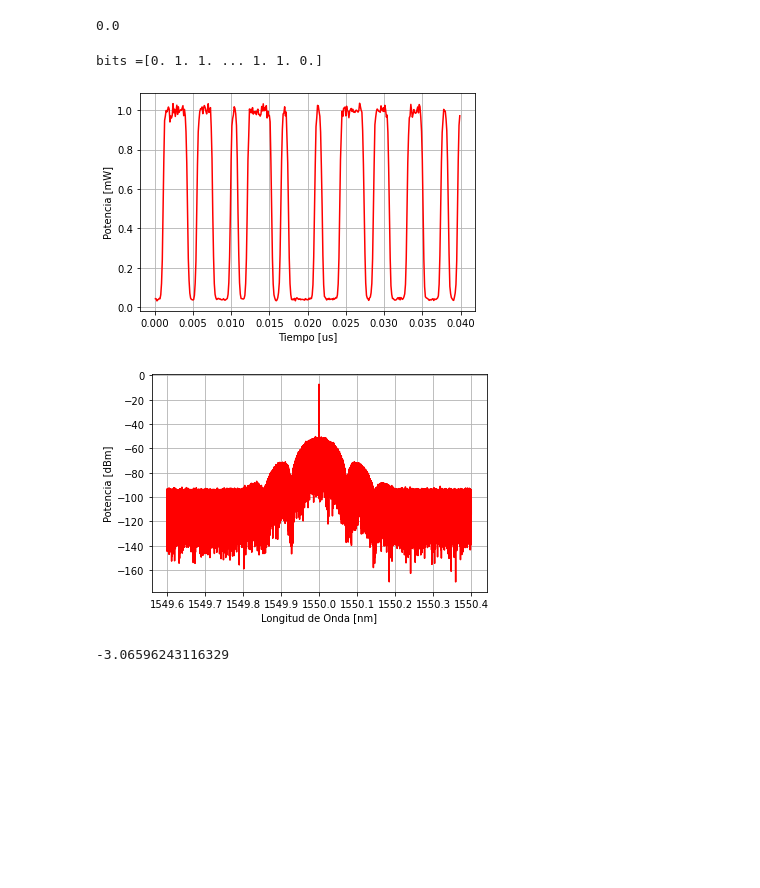
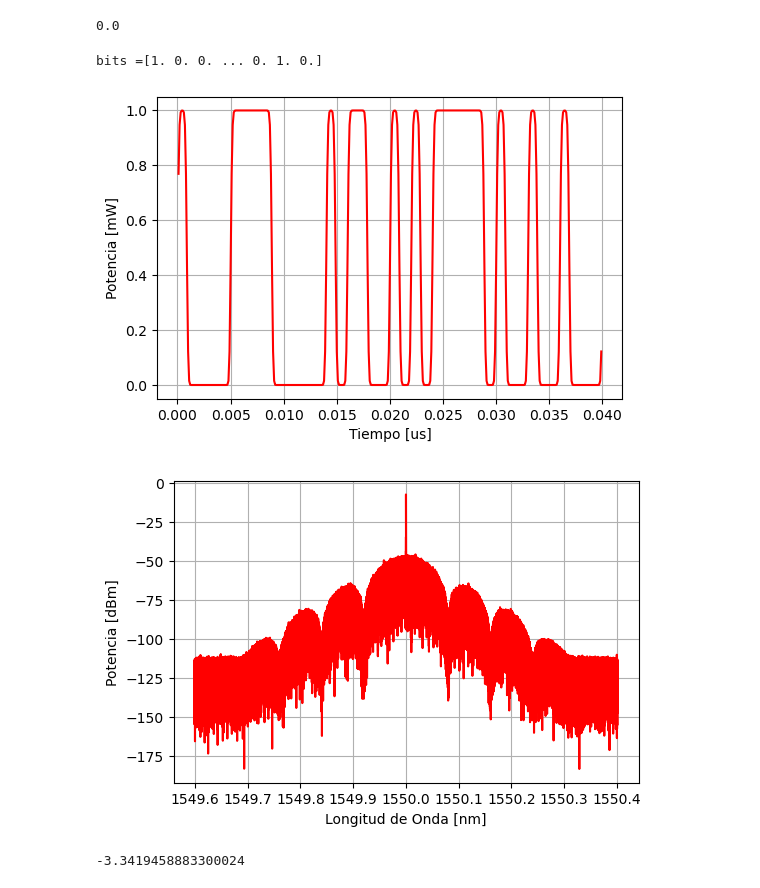
Before and after one commit to DiegoVillafani1/Red-de-transporte-de-fibra-optica-para-5G, a Jupyter notebook: 5G_clase_5.ipynb, the cells around one changed output. Cells and saved outputs as stored; diff of their text form; code cells hidden in the pictures; blank space fills up the shorter version.

```diff
--- a/5G_clase_5.ipynb
+++ b/5G_clase_5.ipynb
@@ -37,7 +37,7 @@ Potencia_mw=10**(Potencia_dBm/10)   #Potencia en mW
 c  = 2.99792458e8                   #Velocidad de la luz
 Frequencia_del_laser=c/Longitud_de_onda_del_laser_central    #Frequencia del Laser en Hz
 frequencia_de_muestreo=2*50e9 #Span del OSA o rango de frequencias donde veremos la señal
-numero_de_muestras=2**21
+numero_de_muestras=2**20
 
 dt_samp=1/frequencia_de_muestreo #Delta del tiempo entre muestras
 
@@ -103,8 +103,9 @@ Amplitud_bit_1=1 #Amplitud
 Tasa_de_transmission=10e9 #Tasa de transmision en bits por segundo
 
 #Calculamos el Extinction ratio
-Extinction_ratio=7 #dB 10*log10(amp_nivel_1/amp_nivel0)
-level_0=1/(10**(Extinction_ratio/10));
+#Extinction_ratio=7 #dB 10*log10(amp_nivel_1/amp_nivel0)
+#level_0=1/(10**(Extinction_ratio/10));
+level_0=0
 
 #Numero total de bits para el tiempo graficado
 numero_de_bits=np.around(Tiempo_total/(1/Tasa_de_transmission))
@@ -119,7 +120,7 @@ Vector_Señal[Vector_Señal < 0.5] = level_0
 
 
 #Filtramos simulando el filtro electrico
-bandwidth = 0.8*Tasa_de_transmission  # Electrical Filter bandwidth [Hz]
+bandwidth = 1*Tasa_de_transmission  # Electrical Filter bandwidth [Hz]
 
 #Filtro gausiano centrado en 0
 df = 2*bandwidth/np.sqrt(2*np.log(2)) #3dB FWHM
@@ -130,44 +131,44 @@ Vector_Señal=np.fft.ifft(np.fft.fft(Vector_Señal[0:len(Hf)])*Hf)
 
 
 #Agregamos ruido
-noise = np.random.normal(0, 0.01, Vector_Señal.shape)
+noise = np.random.normal(0, 0.0, Vector_Señal.shape)
 Vector_Señal = Vector_Señal + noise
 
 
 #Laser Simulado en el tiempo
 Laser_mod=Laser*Vector_Señal[0:len(Laser)]
 
 #Convirtiendo la señal del tiempo a frequencia con FFT
 
 Espectro=(np.abs(np.sqrt(dt_samp/numero_de_muestras)*np.fft.fft(Laser_mod))**2)*(1/Tiempo_total)
 Espectro_fft=np.append(Espectro[int(numero_de_muestras/2):numero_de_muestras],Espectro[0:int(numero_de_muestras/2)])
 
 
 #Graficando parte del laser modulado en el tiempo
 plt.grid(True)
 plt.plot(Vector_tiempo[1:int(Tasa_de_transmission/1e9*40)]*10e6,np.abs(Laser_mod[1:int(Tasa_de_transmission/1e9*40)])**2, color='red')
 plt.ylabel('Potencia [mW]')
 plt.xlabel('Tiempo [us]')
 plt.show()
 
 #Graficando el espectro
 plt.grid(True)
 #plt.plot(Vector_frequencia/1e12,10*np.log10(Espectro_fft))
 plt.plot(Vector_Longitud_de_onda*1e9,10*np.log10(Espectro_fft), color='red')
 plt.ticklabel_format(useOffset=False)
 plt.ylabel('Potencia [dBm]')
 plt.xlabel('Longitud de Onda [nm]')
 plt.show()
 # %% [output]
-bits =[0. 1. 1. ... 1. 1. 0.]
+bits =[1. 0. 0. ... 0. 1. 0.]
-[figure, old version]
+[figure, new version]
-[figure, old version]
+[figure, new version]
 # %%
 #Potencia total:
 P_mean = np.mean(np.abs(Laser_mod)**2)
 10*np.log10(P_mean)
 # %% [output]
--3.06596243116329
+-3.3419458883300024
 # %%
 #Filtering Noise
 df=12.5e9 #3dB BW [Hz]
```
Also changed, not shown: parts of 4 cells of this notebook.
